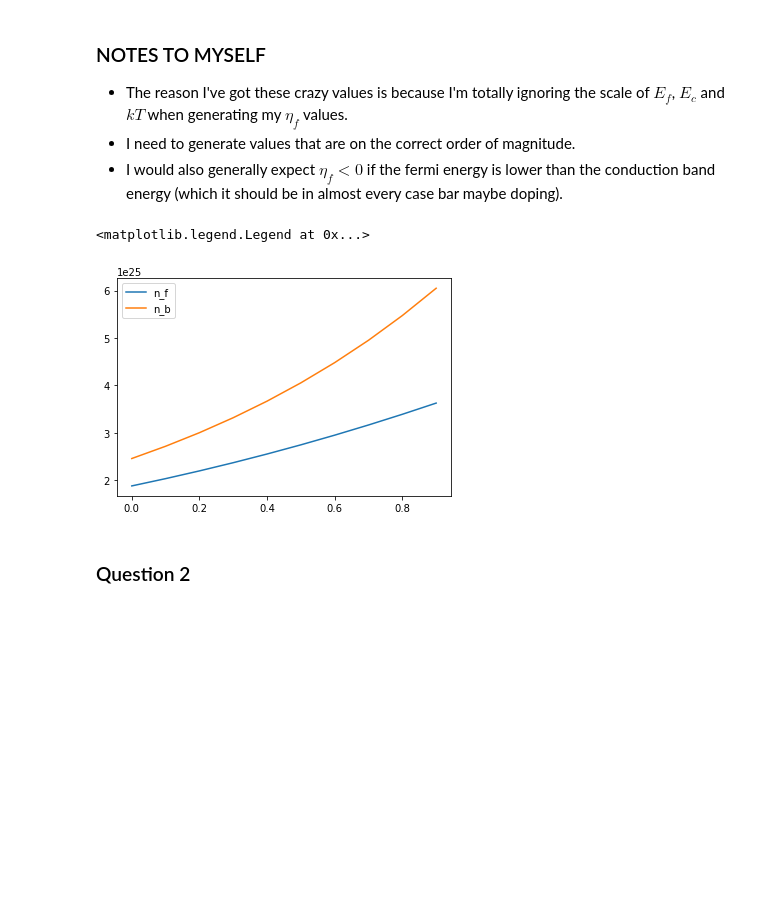
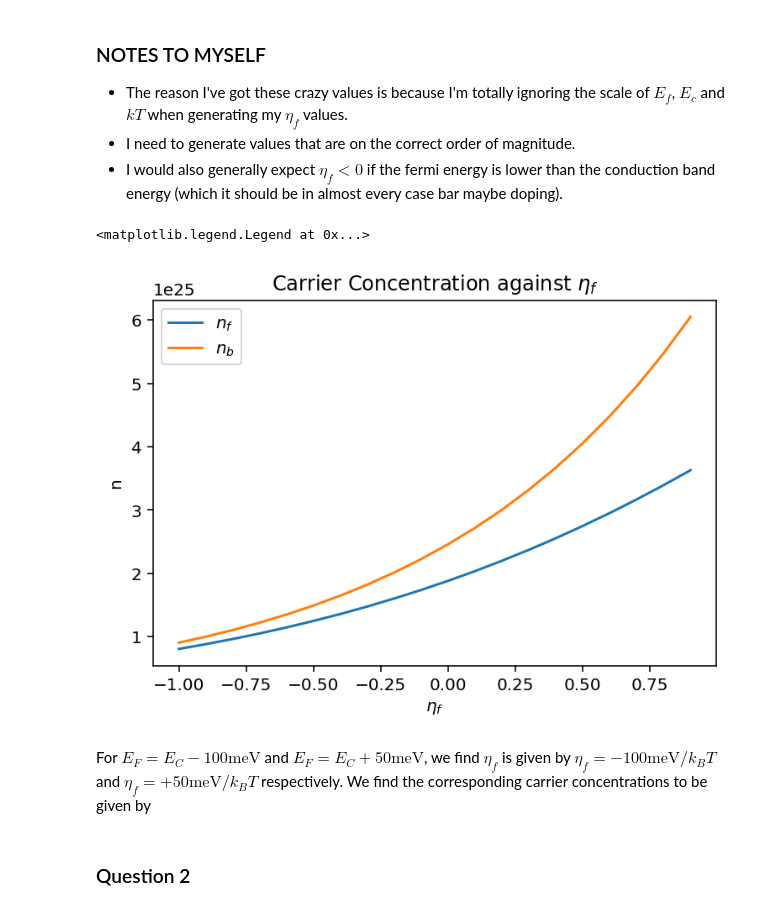
Before and after one commit to joshedmundson/PH4044-Tutorial-Sheet-3, a Jupyter notebook: PH4044 Tutorial Sheet 3.ipynb, the cells around one changed output. Drawn from its saved outputs; the diff is of its cells as text; code cells hidden in the pictures; blank space fills up the shorter version.

```diff
--- a/PH4044 Tutorial Sheet 3.ipynb
+++ b/PH4044 Tutorial Sheet 3.ipynb
@@ -66,12 +50,17 @@ array([2.45904791e+25, 2.71766824e+25, 3.00348790e+25, 3.31936748e+25,
 - I would also generally expect $\eta_f < 0$ if the fermi energy is lower than the conduction band energy (which it should be in almost every case bar maybe doping).
 # %%
 # Plot n_b against n_f
-eta_f = np.arange(0, 1, 0.1)
+eta_f = np.arange(-1, 1, 0.1)
 
-fig = plt.figure()
-plt.plot(eta_f, n_f(eta_f, m_0, T), label='n_f')
-plt.plot(eta_f, n_b(eta_f, m_0, T), label='n_b')
+fig = plt.figure(dpi=144)
+plt.plot(eta_f, n_f(eta_f, m_0, T), label='$n_f$')
+plt.plot(eta_f, n_b(eta_f, m_0, T), label='$n_b$')
+plt.xlabel("$\eta_f$")
+plt.ylabel("n")
+plt.title("Carrier Concentration against $\eta_f$")
 plt.legend()
 # %% [output]
 <matplotlib.legend.Legend at 0x...>
-[figure, old version]
+[figure, new version]
+# %% [markdown]
+For $E_F = E_C - 100\text{meV}$ and $E_F = E_C + 50 \text{meV}$, we find $\eta_f$ is given by $\eta_f = -100 \text{meV} /k_BT$ and $\eta_f = +50 \text{meV} /k_B T$ respectively. We find the corresponding carrier concentrations to be given by
```
Also changed, not shown: parts of 17 cells of this notebook.
